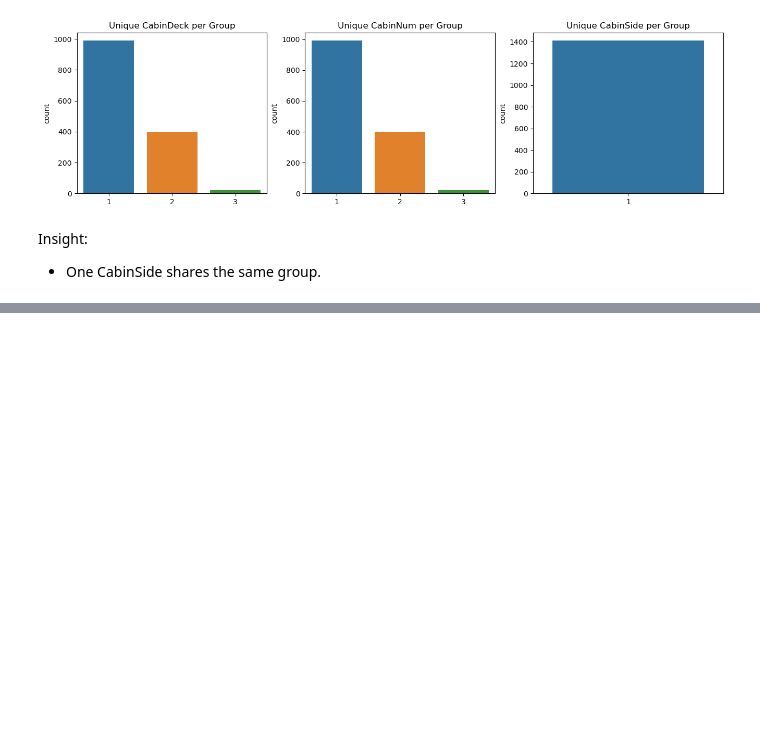
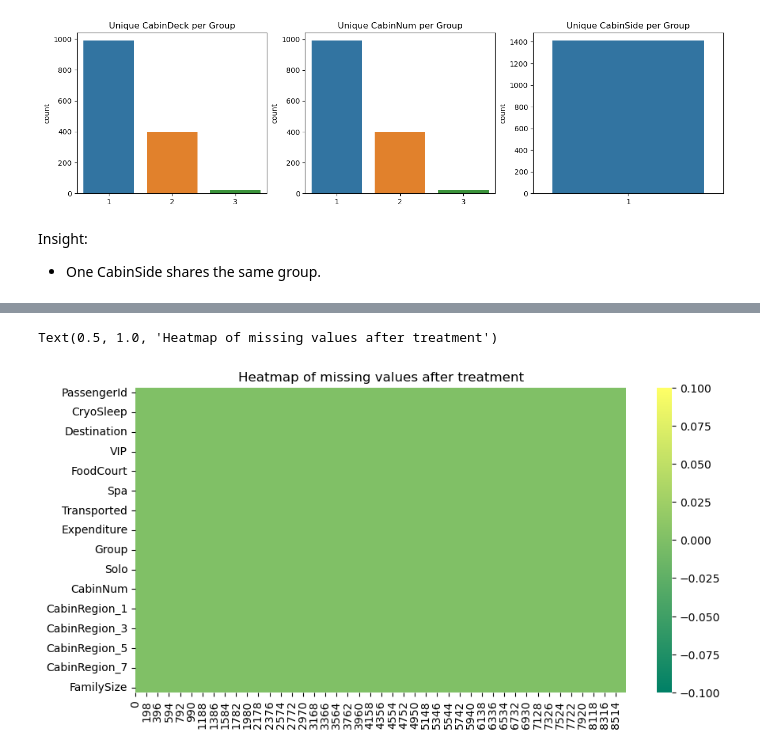
Before and after one commit to rayhanegar/Code-PPM, a Jupyter notebook: Spaceship/spaceship_preprocessing_v2.ipynb, the cells around one changed output, grey strips where cells are left out. Cells and saved outputs as stored; diff of their text form; code cells hidden in the pictures; blank space fills up the shorter version.

```diff
--- a/Spaceship/spaceship_preprocessing_v2.ipynb
+++ b/Spaceship/spaceship_preprocessing_v2.ipynb
@@ -832,0 +1131,11 @@ Insight:
+# %%
+CSL_bef = df['CryoSleep'].isna().sum()
+
+# Locate NaN values
+nan_rows_CSL = df.loc[df['CryoSleep'].isna(), 'CryoSleep'].index
+
+# Fill NaNs with mode
+df.loc[df['CryoSleep'].isna(), 'CryoSleep'] = df.groupby(['NoSpending'])['CryoSleep'].transform(lambda x: x.fillna(pd.Series.mode(x)[0]))[nan_rows_CSL]
+
+print('CryoSleep missing values before: ', CSL_bef)
+print('CryoSleep missing values after: ', df['CryoSleep'].isna().sum())
@@ -832,0 +1154,8 @@ Insight:
+# %%
+E_bef = df[exp_feats].isna().sum().sum()
+
+for feature in exp_feats:
+    df.loc[(df[feature].isna()) & (df['CryoSleep']==True), feature] = 0
+
+print('Expenditure missing values before: ', E_bef)
+print('Expenditure missing values after: ', df[exp_feats].isna().sum().sum())
@@ -832,0 +1180,10 @@ Insight:
+# %%
+E_bef = df[exp_feats].isna().sum().sum()
+
+# Fill with mean
+for feature in exp_feats:
+    nan_rows = df.loc[df[feature].isna(), feature].index
+    df.loc[df[feature].isna(), feature] = df.groupby(['HomePlanet', 'Solo', 'AgeGroup'])[feature].transform(lambda x: x.fillna(x.mean()))[nan_rows]
+
+print('Expenditure missing values before: ', E_bef)
+print('Expenditure missing values after: ', df[exp_feats].isna().sum().sum())
@@ -832,0 +1193,4 @@ Insight:
+# %%
+# Update after filling
+df['Expenditure'] = df[exp_feats].sum(axis=1)
+df['NoSpending'] = (df['Expenditure']==0).astype(int)
@@ -834,0 +1219,7 @@ CS_bef = df['CabinSide'].isna().sum()
+# %%
+plt.figure(figsize=(10, 5))
+sns.heatmap(df.isna().T, cmap='summer')
+plt.title('Heatmap of missing values after treatment')
+# %% [output]
+Text(0.5, 1.0, 'Heatmap of missing values after treatment')
+[figure, added]
```
Also changed, not shown: parts of 43 cells of this notebook.
